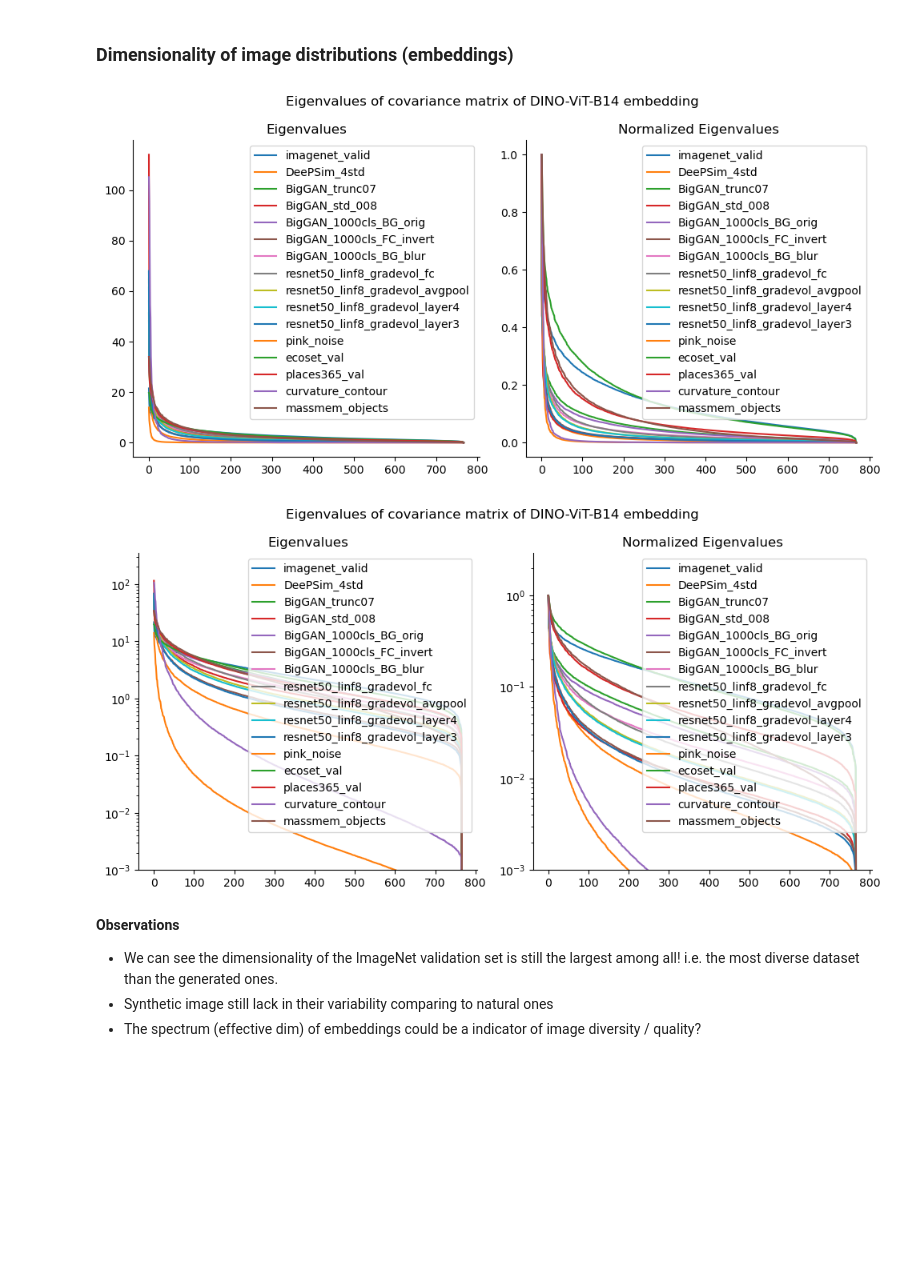
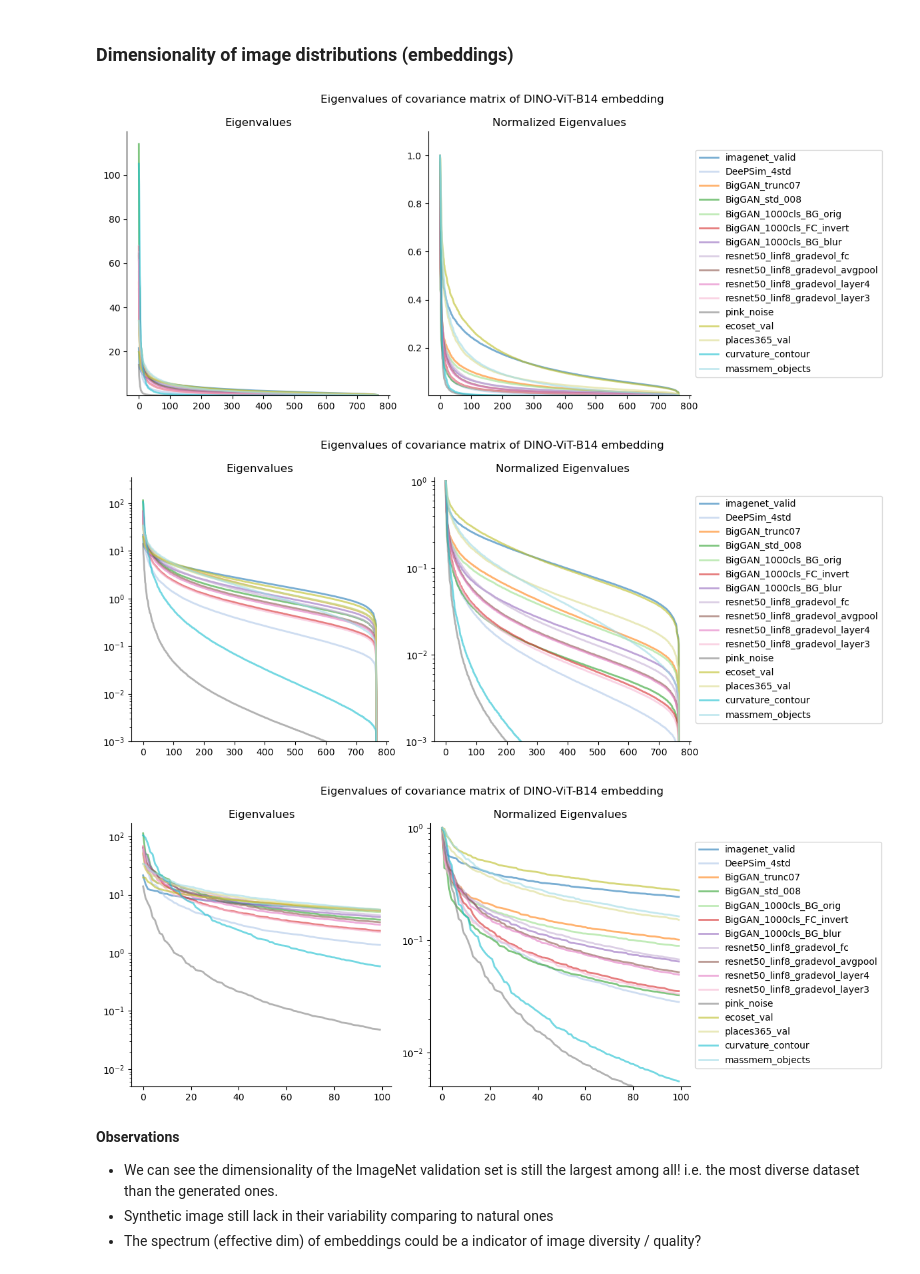
Before and after one commit to Animadversio/Neuro-ActMax-GAN-comparison, a Jupyter notebook: notebooks/Evol_img_embedding_analysis.ipynb, the cells around one changed output. Saved outputs shown, nothing was run; the diff lists cells and outputs as text; code cells hidden in the pictures; blank space fills up the shorter version.

```diff
--- a/notebooks/Evol_img_embedding_analysis.ipynb
+++ b/notebooks/Evol_img_embedding_analysis.ipynb
@@ -481,38 +481,67 @@ for dataset_str in [
     embed_eig_col[dataset_str] = (data_mean, data_eigvals, data_eigvecs)
 # %%
 # plot the eigenvalues
-fig, axes = plt.subplots(1, 2, figsize=(10, 5))
+fig, axes = plt.subplots(1, 2, figsize=(12, 5))
+colors = plt.cm.tab20(np.linspace(0, 1, len(embed_eig_col)))
 for i, dataset_str in enumerate(embed_eig_col):
     data_mean, data_eigvals, data_eigvecs = embed_eig_col[dataset_str]
-    axes[0].plot(data_eigvals.detach().cpu().numpy(), label=dataset_str)
-    axes[1].plot(data_eigvals.detach().cpu().numpy() / data_eigvals[0].detach().cpu().numpy(), label=dataset_str)
-axes[0].legend()
+    axes[0].plot(data_eigvals.detach().cpu().numpy(),
+        lw=2, alpha=0.6, label=dataset_str, color=colors[i])
+    axes[1].plot(data_eigvals.detach().cpu().numpy() / data_eigvals[0].detach().cpu().numpy(),
+        lw=2, alpha=0.6, label=dataset_str, color=colors[i])
 axes[0].set_title("Eigenvalues")
-axes[1].legend()
 axes[1].set_title("Normalized Eigenvalues")
+axes[1].legend(loc='center left', bbox_to_anchor=(1, 0.5))
+axes[0].set_ylim(1e-3, None)
+axes[1].set_ylim(1e-3, 1.1)
 plt.suptitle(f"Eigenvalues of covariance matrix of DINO-ViT-B14 embedding")
 plt.tight_layout()
 saveallforms(join(GANembed_root, "summary"), "dataset_DINO_FID_eigvals")
 # %% [output]
-[figure, old version]
+[figure, new version]
 # %%
 # plot the eigenvalues
-fig, axes = plt.subplots(1, 2, figsize=(10, 5))
+fig, axes = plt.subplots(1, 2, figsize=(12, 5))
+colors = plt.cm.tab20(np.linspace(0, 1, len(embed_eig_col)))
 for i, dataset_str in enumerate(embed_eig_col):
     data_mean, data_eigvals, data_eigvecs = embed_eig_col[dataset_str]
-    axes[0].semilogy(data_eigvals.detach().cpu().numpy(), label=dataset_str)
-    axes[1].semilogy(data_eigvals.detach().cpu().numpy() / data_eigvals[0].detach().cpu().numpy(), label=dataset_str)
-axes[0].legend()
+    axes[0].semilogy(data_eigvals.detach().cpu().numpy(),
+        lw=2, alpha=0.6, label=dataset_str, color=colors[i])
+    axes[1].semilogy(data_eigvals.detach().cpu().numpy() / data_eigvals[0].detach().cpu().numpy(),
+        lw=2, alpha=0.6, label=dataset_str, color=colors[i])
 axes[0].set_title("Eigenvalues")
-axes[1].legend()
 axes[1].set_title("Normalized Eigenvalues")
+axes[1].legend(loc='center left', bbox_to_anchor=(1, 0.5))
 axes[0].set_ylim(1e-3, None)
-axes[1].set_ylim(1e-3, None)
+axes[1].set_ylim(1e-3, 1.1)
 plt.suptitle(f"Eigenvalues of covariance matrix of DINO-ViT-B14 embedding")
 plt.tight_layout()
 saveallforms(join(GANembed_root, "summary"), "dataset_DINO_FID_eigvals_logy")
 # %% [output]
-[figure, old version]
+[figure, new version]
+# %%
+# plot the eigenvalues
+fig, axes = plt.subplots(1, 2, figsize=(12, 5))
+eig_cutoff = 100
+colors = plt.cm.tab20(np.linspace(0, 1, len(embed_eig_col)))
+for i, dataset_str in enumerate(embed_eig_col):
+    data_mean, data_eigvals, data_eigvecs = embed_eig_col[dataset_str]
+    axes[0].semilogy(data_eigvals.detach().cpu().numpy()[:eig_cutoff],
+        lw=2, alpha=0.6, label=dataset_str, color=colors[i])
+    axes[1].semilogy(data_eigvals.detach().cpu().numpy()[:eig_cutoff] / data_eigvals[0].detach().cpu().numpy(),
+        lw=2, alpha=0.6, label=dataset_str, color=colors[i])
+# axes[0].legend()
+axes[0].set_title("Eigenvalues")
+axes[1].set_title("Normalized Eigenvalues")
+axes[1].legend(loc='center left', bbox_to_anchor=(1, 0.5))
+axes[0].set_ylim(5e-3, None)
+axes[1].set_ylim(5e-3, 1.1)
+plt.suptitle(f"Eigenvalues of covariance matrix of DINO-ViT-B14 embedding")
+plt.tight_layout()
+saveallforms(join(GANembed_root, "summary"),
+             f"dataset_DINO_FID_eigvals_logy_cutoff{eig_cutoff}")
+# %% [output]
+[figure, added]
 # %% [markdown]
 **Observations**
 
```
Also changed, not shown: parts of 4 cells of this notebook, 1 other file.
